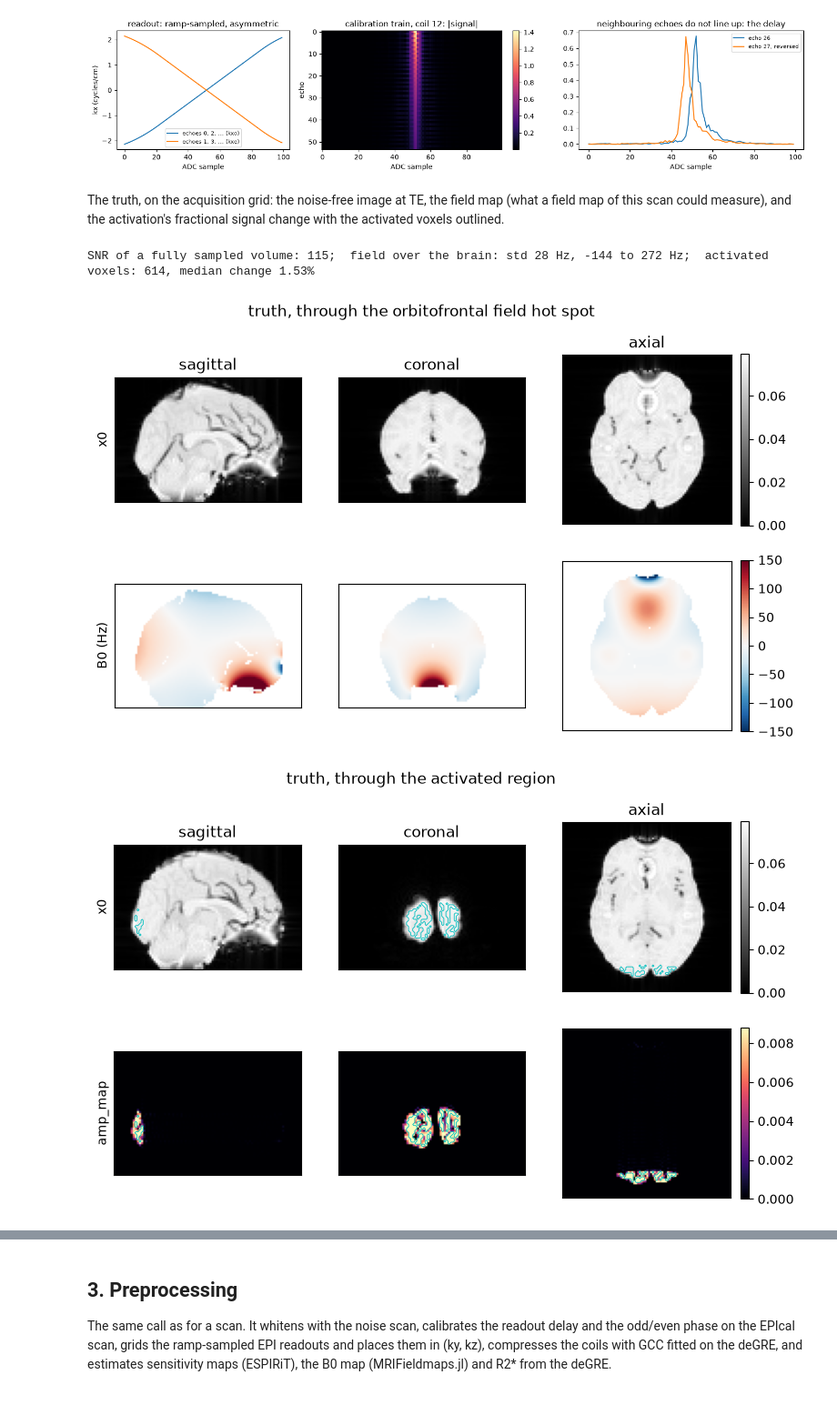
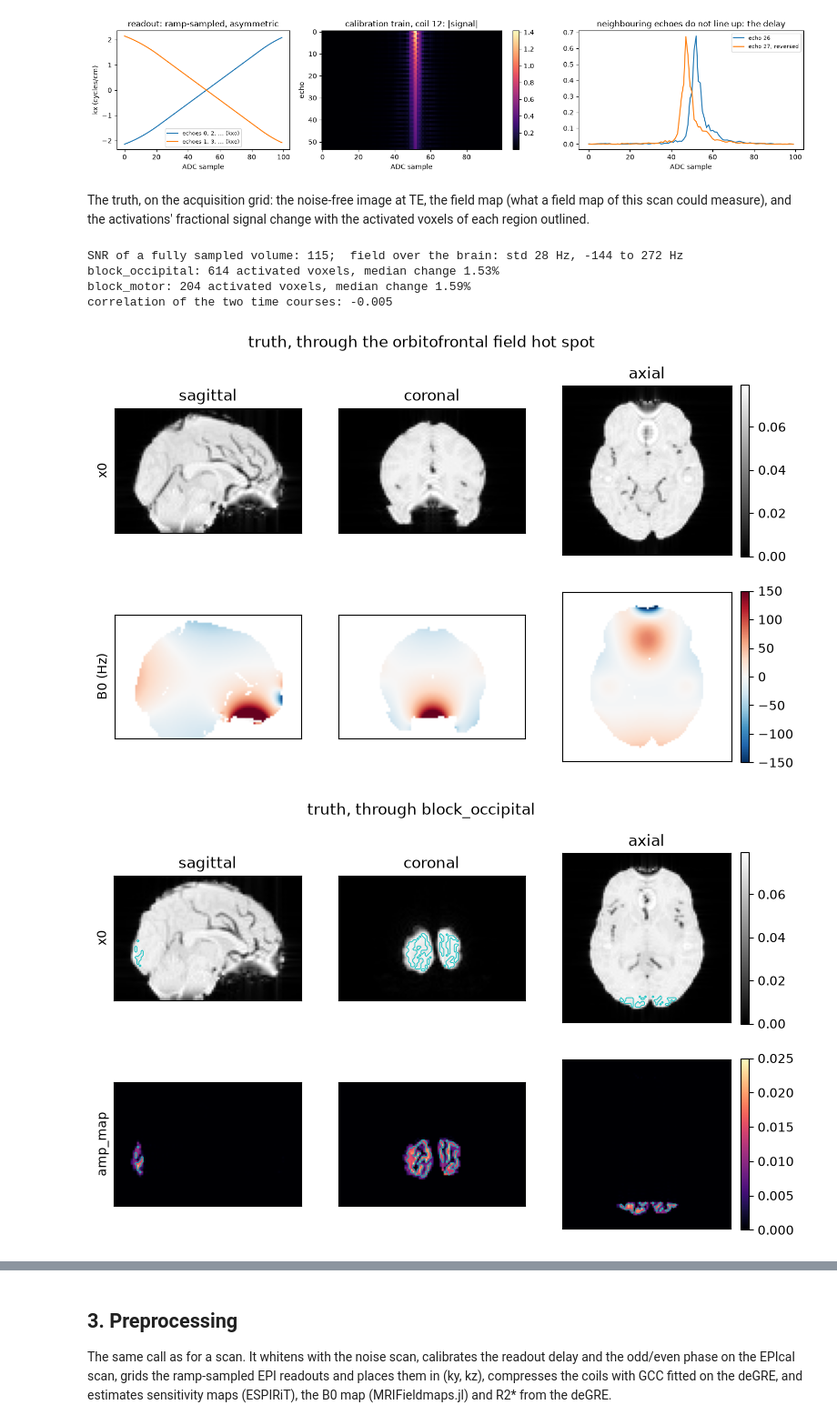
Before and after one commit to rextlfung/ArbEPI-python, a Jupyter notebook: simulate_fmri/demo.ipynb, the cells around one changed output, grey strips where cells are left out. Shown at 91% size. Cells and saved outputs as stored; diff of their text form; code cells hidden in the pictures.

```diff
--- a/simulate_fmri/demo.ipynb
+++ b/simulate_fmri/demo.ipynb
@@ -163,32 +170,39 @@ demo_epi.h5      ArbEPI  readouts (64260, 32, 100)     1645 MB
 [figure]
 # %% [markdown]
 The truth, on the acquisition grid: the noise-free image at TE, the field map
-(what a field map of this scan could measure), and the activation's fractional
-signal change with the activated voxels outlined.
+(what a field map of this scan could measure), and the activations' fractional
+signal change with the activated voxels of each region outlined.
 # %%
 with h5py.File(paths["truth"]) as f:
     g = f["truth"]
     x0, b0_true, amp_map = g["x0"][()], g["b0_map"][()], g["amp_map"][()]
-    roi, wave, brain = g["roi_masks"][0], g["waveforms"][0], g["brain_mask"][()]
+    rois, waves, brain = g["roi_masks"][()], g["waveforms"][()], g["brain_mask"][()]
+    names = [str(n) for n in g.attrs["roi_names"]]
     smaps_true, tissues = g["smaps"][()], g["tissues"][()]
     truth = dict(g.attrs)
     oe_true = g["oe_phase"][()]
     physio = {k: g["physio"][k][()] for k in g["physio"]}
     r2s_change = g["r2s_change"][()]
     b0_true_degre = g["degre/b0_map"][()]
     volume_tr = f.attrs["volume_tr"]
-center = np.round(np.argwhere(roi).mean(axis=0)).astype(int)
 print(f"SNR of a fully sampled volume: {truth['snr0']:.0f};  field over the brain: "
       f"std {b0_true[brain].std():.0f} Hz, {np.percentile(b0_true[brain], 0.1):.0f} to "
-      f"{np.percentile(b0_true[brain], 99.9):.0f} Hz;  activated voxels: {roi.sum()}, "
-      f"median change {100 * truth['amp']:.2f}%")
+      f"{np.percentile(b0_true[brain], 99.9):.0f} Hz")
+for name, roi, amp in zip(names, rois, truth["amps"]):
+    print(f"{name}: {roi.sum()} activated voxels, median change {100 * amp:.2f}%")
+print(f"correlation of the two time courses: {np.corrcoef(waves)[0, 1]:+.3f}")
 show({"x0": x0, "B0 (Hz)": np.where(brain, b0_true, np.nan)},
      center=[45, 60, 18], contour=None,
      kw={"B0 (Hz)": dict(cmap="RdBu_r", vmin=-150, vmax=150)},
      title="truth, through the orbitofrontal field hot spot")
-show({"x0": x0, "amp_map": amp_map}, center=center, contour=roi, kw={"amp_map": dict(cmap="magma")},
-     title="truth, through the activated region")
+for name, roi in zip(names, rois):
+    show({"x0": x0, "amp_map": amp_map}, center=np.round(np.argwhere(roi).mean(axis=0)).astype(int),
+         contour=roi, kw={"amp_map": dict(cmap="magma", vmin=0, vmax=0.025)},
+         title=f"truth, through {name}")
 # %% [output]
-SNR of a fully sampled volume: 115;  field over the brain: std 28 Hz, -144 to 272 Hz;  activated voxels: 614, median change 1.53%
+SNR of a fully sampled volume: 115;  field over the brain: std 28 Hz, -144 to 272 Hz
+block_occipital: 614 activated voxels, median change 1.53%
+block_motor: 204 activated voxels, median change 1.59%
+correlation of the two time courses: -0.005
 [figure]
-[figure, old version]
+[figure, new version]
```
Also changed, not shown: parts of 16 cells of this notebook, 9 other files.
